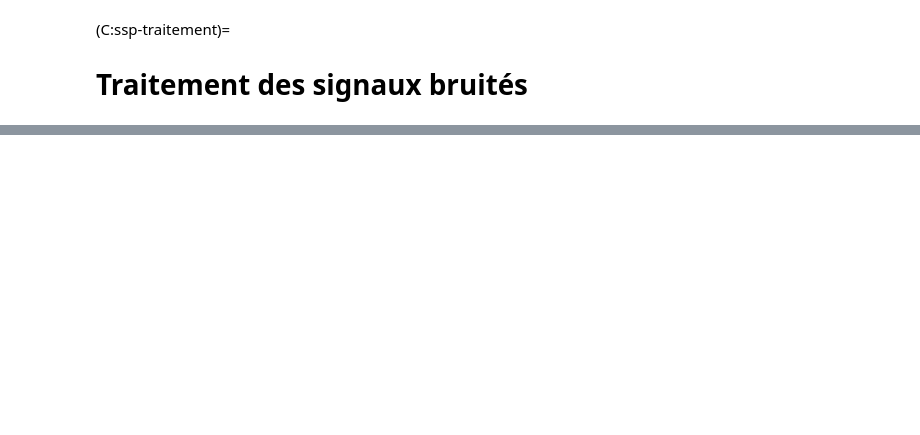
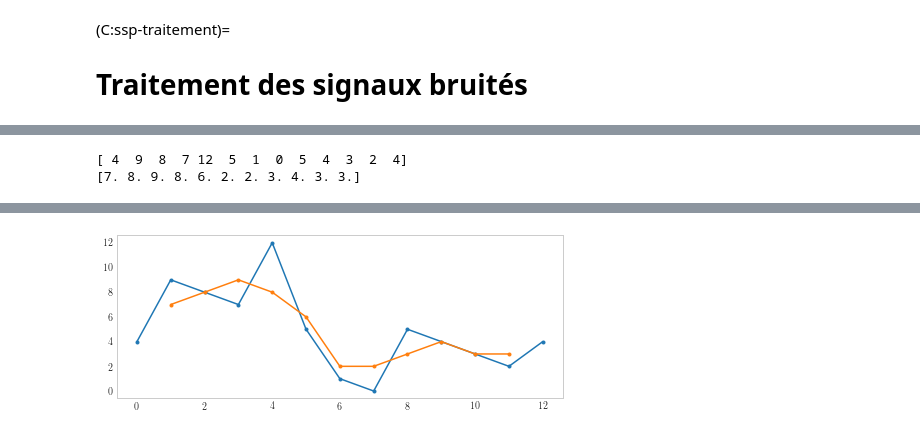
Before and after one commit to vincmazet/signal2, a Jupyter notebook: _sources/ssp-traitement.ipynb, the cells around one changed output, grey strips where cells are left out. Cells and saved outputs as stored; diff of their text form; code cells hidden in the pictures; blank space fills up the shorter version.

```diff
--- a/_sources/ssp-traitement.ipynb
+++ b/_sources/ssp-traitement.ipynb
@@ -128,0 +357,23 @@ Il faut faire les calculs avec la représentation vectorielle
+# %%
+# Données
+y = np.array([4, 9, 8, 7, 12, 5, 1, 0, 5, 4, 3, 2, 4])
+M = len(y)
+m = np.arange(M)
+
+# Filtre moyenneur
+N = 3
+h = np.ones(N)/N
+z = np.convolve(y, h, mode="valid")
+
+print(y)
+print(z)
+
+fig = plt.figure(figsize=(8,3))
+plt.plot(m, y, ".-")
+plt.plot(m[1:-1], z, ".-")
+plt.grid()
+
+glue("G:ssp:filtre-moyenneur-exemple", fig, display=False)
+# %% [output]
+[ 4  9  8  7 12  5  1  0  5  4  3  2  4]
+[7. 8. 9. 8. 6. 2. 2. 3. 4. 3. 3.]
@@ -128,0 +381 @@ Il faut faire les calculs avec la représentation vectorielle
+[figure, added]
```
Also changed, not shown: parts of 12 cells of this notebook, 19 other files.
